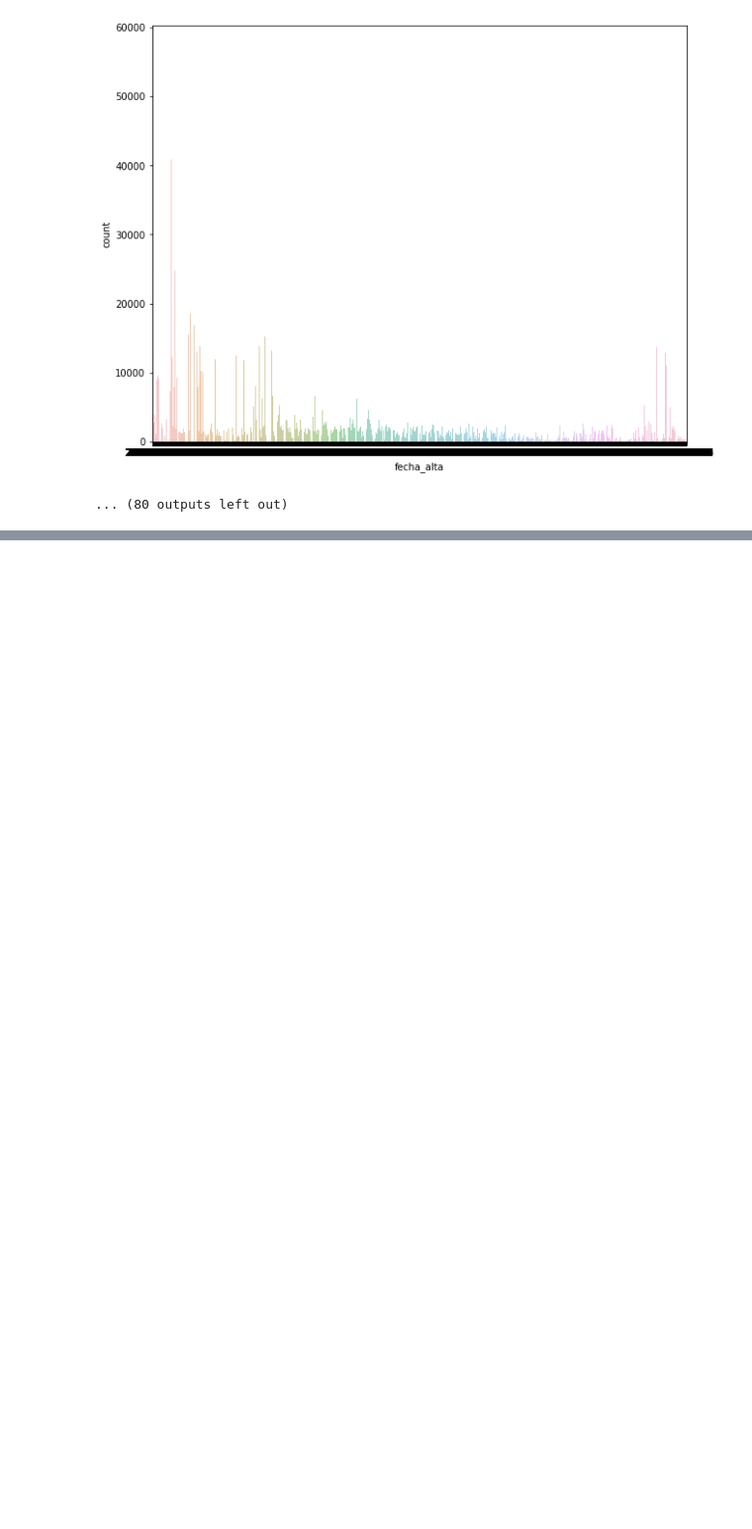
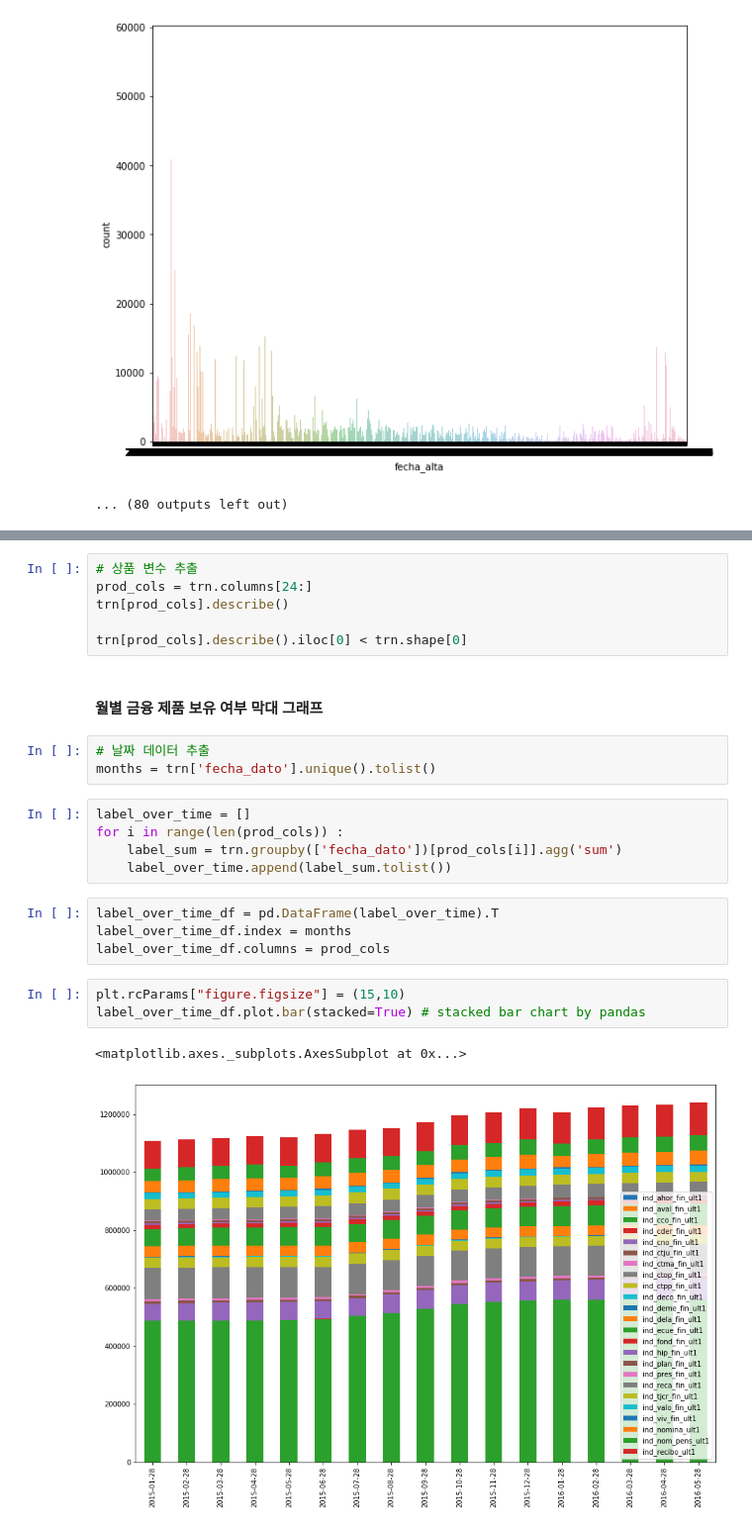
Before and after one commit to 12jeong/Kaggle-beginner, a Jupyter notebook: Santander-Product-Recommendation-Competition/EDA.ipynb, the cells around one changed output, grey strips where cells are left out. Shown at 99% size. Saved outputs shown, nothing was run; the diff lists cells and outputs as text; blank space fills up the shorter version.

```diff
--- a/Santander-Product-Recommendation-Competition/EDA.ipynb
+++ b/Santander-Product-Recommendation-Competition/EDA.ipynb
@@ -257,0 +279,26 @@ col: fecha_alta
+# %%
+# 상품 변수 추출
+prod_cols = trn.columns[24:]
+trn[prod_cols].describe()
+
+trn[prod_cols].describe().iloc[0] < trn.shape[0]
+# %% [markdown]
+#### 월별 금융 제품 보유 여부 막대 그래프
+# %%
+# 날짜 데이터 추출
+months = trn['fecha_dato'].unique().tolist()
+# %%
+label_over_time = []
+for i in range(len(prod_cols)) :
+    label_sum = trn.groupby(['fecha_dato'])[prod_cols[i]].agg('sum')
+    label_over_time.append(label_sum.tolist())
+# %%
+label_over_time_df = pd.DataFrame(label_over_time).T
+label_over_time_df.index = months
+label_over_time_df.columns = prod_cols
+# %%
+plt.rcParams["figure.figsize"] = (15,10)
+label_over_time_df.plot.bar(stacked=True) # stacked bar chart by pandas
+# %% [output]
+<matplotlib.axes._subplots.AxesSubplot at 0x...>
+[figure, added]
```
Also changed, not shown: parts of 40 cells of this notebook.
